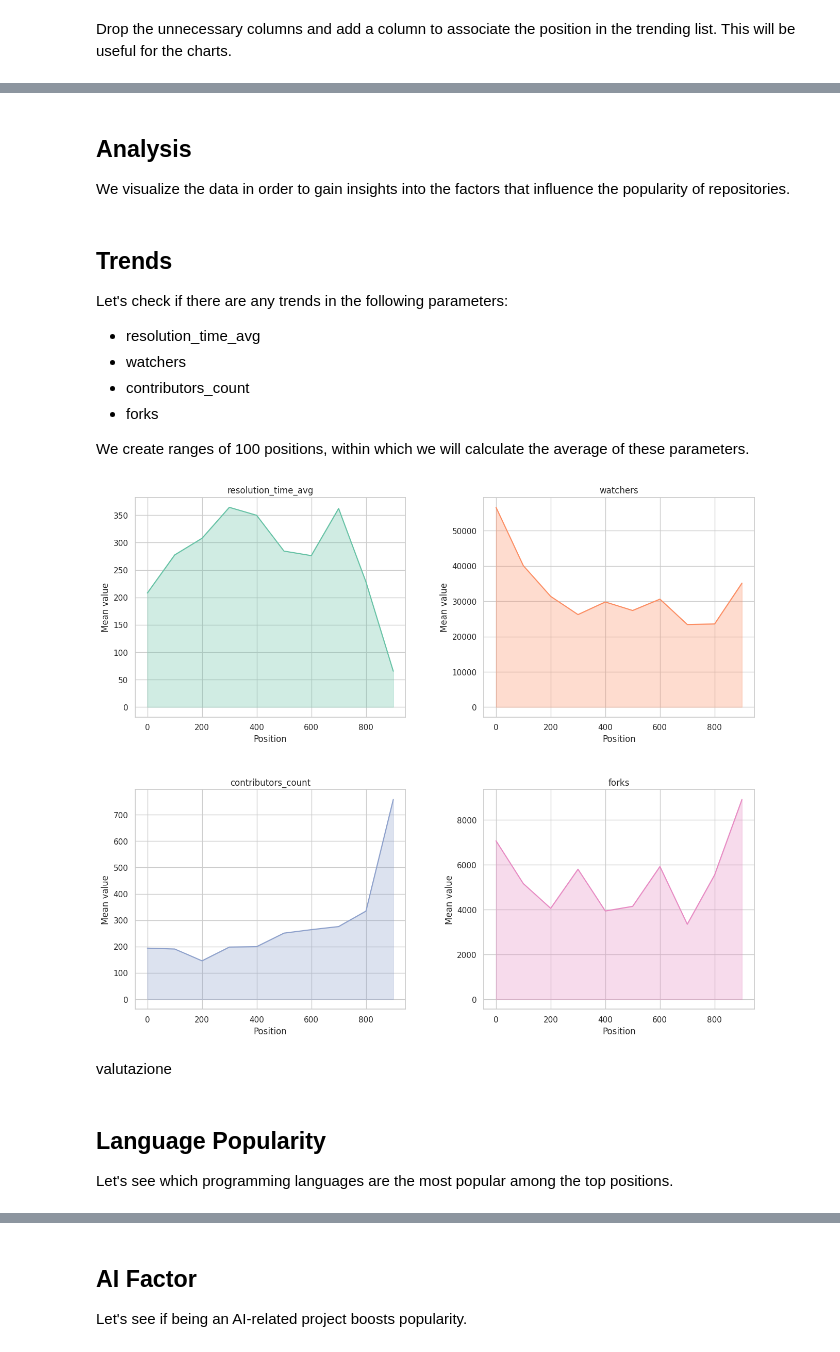
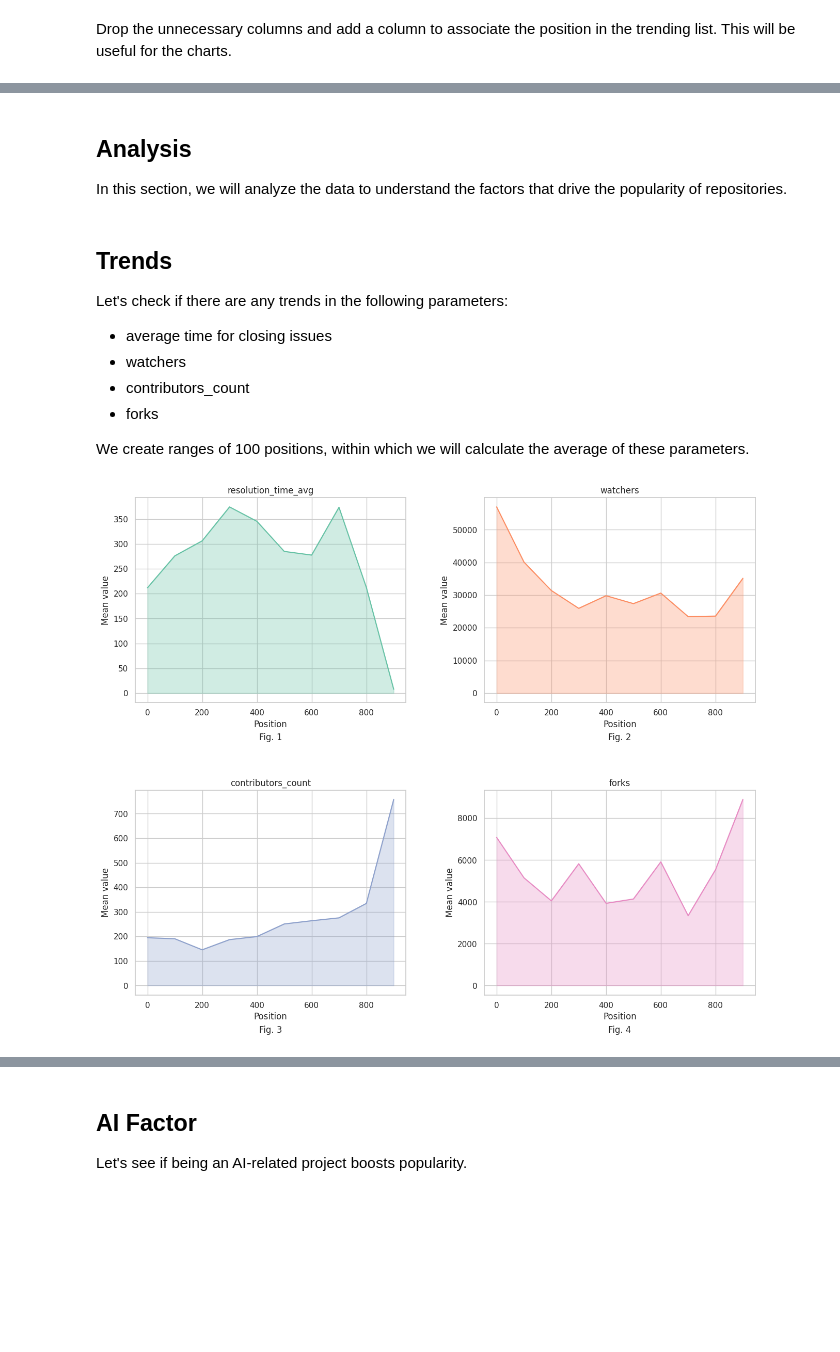
Before and after one commit to Kespers/github-popularity-analysis, a Jupyter notebook: notebook.ipynb, the cells around one changed output, grey strips where cells are left out. Cells and saved outputs as stored; diff of their text form; code cells hidden in the pictures; blank space fills up the shorter version.

```diff
--- a/notebook.ipynb
+++ b/notebook.ipynb
@@ -814,7 +779,7 @@ df
 # %% [markdown]
 Drop the unnecessary columns and add a column to associate the position in the trending list. This will be useful for the charts.
 # %%
-df = df.drop(columns=['name', 'repo_link', 'contributors', 'github_link'])
+df = df.drop(columns=['name', 'repo_link', 'github_link'])
 df['position'] = df.index + 1
 df
 # %% [output]
@@ -846,10 +811,10 @@ df.describe()
 # %% [markdown]
 ## Analysis
-We visualize the data in order to gain insights into the factors that influence the popularity of repositories.
+In this section, we will analyze the data to understand the factors that drive the popularity of repositories.
 # %% [markdown]
 ## Trends
 Let's check if there are any trends in the following parameters:
-- resolution_time_avg
+- average time for closing issues
 - watchers
 - contributors_count
 - forks
@@ -858,35 +823,31 @@ We create ranges of 100 positions, within which we will calculate the average of
 # %%
 columns_to_plot = ['resolution_time_avg', 'watchers', 'contributors_count', 'forks']
 df_filtered = df[columns_to_plot]
 
 for column in columns_to_plot:
     min_value = df_filtered[column].min()
     max_value = df_filtered[column].max()
     df_filtered = df_filtered[(df_filtered[column] != min_value) & (df_filtered[column] != max_value)]
 
-# position range
 df_filtered['position_range'] = df_filtered.index.map(lambda position: (position // 100) * 100)
 
 df_grouped = df_filtered.groupby('position_range').mean()
 
 fig, axs = plt.subplots(2, 2, figsize=(14, 12))
 for i, column in enumerate(columns_to_plot):
     row = i // 2
     col = i % 2
 
     sns.lineplot(x=df_grouped.index, y=df_grouped[column], ax=axs[row, col], color=sns.color_palette("Set2")[i], legend=False)
     axs[row, col].fill_between(df_grouped.index, df_grouped[column], color=sns.color_palette("Set2")[i], alpha=0.3)
     axs[row, col].set_xlabel('Position')
     axs[row, col].set_ylabel('Mean value')
     axs[row, col].set_title(f'{column}')
     axs[row, col].grid(True)
 
+    axs[row, col].text(0.5, -0.15, f'Fig. {i+1}', ha='center', va='top', transform=axs[row, col].transAxes, fontsize=12)
+
 plt.tight_layout(pad=4.0)
 plt.show()
 # %% [output]
-[figure, old version]
+[figure, new version]
-# %% [markdown]
-valutazione
-# %% [markdown]
-## Language Popularity
-Let's see which programming languages are the most popular among the top positions.
```
Also changed, not shown: parts of 18 cells of this notebook.
